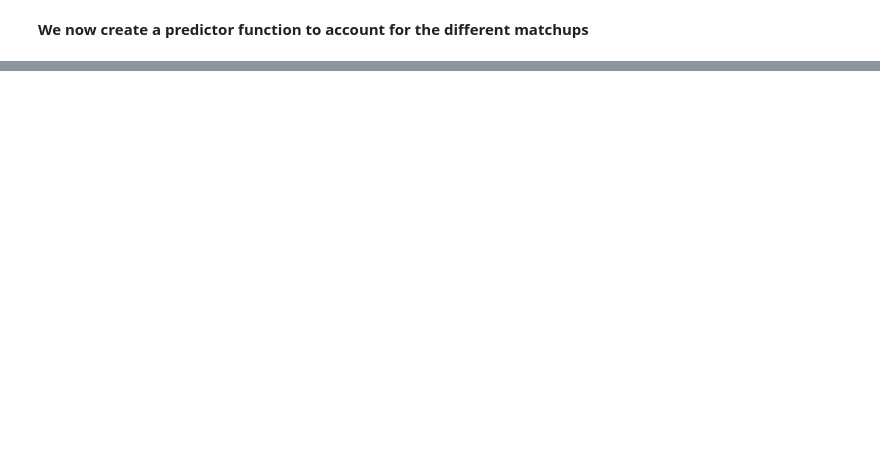
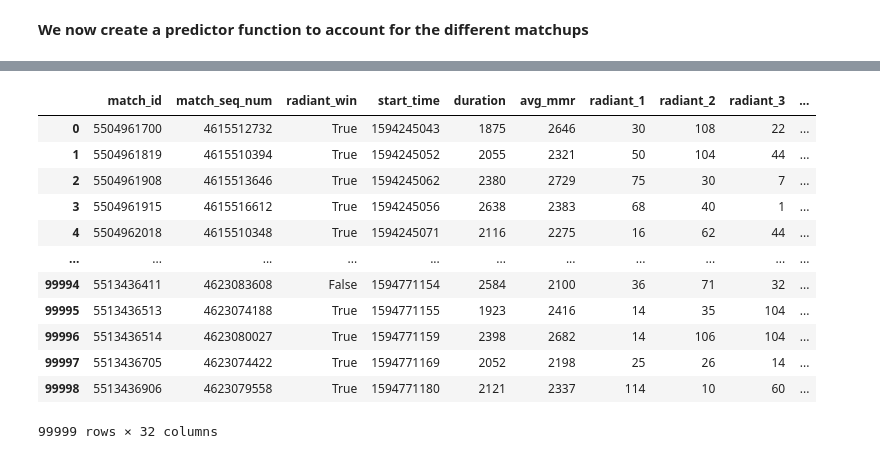
Before and after one commit to MikkiSeidenschnur/data_ber_dota2_winpredictor, a Jupyter notebook: notebooks/winrate_calculator.ipynb, the cells around one changed output, grey strips where cells are left out. Saved outputs shown, nothing was run; the diff lists cells and outputs as text; code cells hidden in the pictures; blank space fills up the shorter version.

```diff
--- a/notebooks/winrate_calculator.ipynb
+++ b/notebooks/winrate_calculator.ipynb
@@ -148,4 +138,2 @@ def winrate_calculator(match_data):
 
     return match_data[columns]
-# %%
-match_data_pred = winrate_calculator(match_data)
@@ -172,14 +183,36 @@ match_data_pred
 **We now create a predictor function to account for the different matchups**
 # %%
 def win_predictor(match_data_pred):
+
+    # Team winrates
     match_data_pred["counter_radiant_win"] = np.where(match_data_pred["radiant_counter_wr"] >= 0.5, True, False)
     match_data_pred["synergy_radiant_win"] = np.where(match_data_pred["radiant_synergy_wr"] >= match_data_pred["dire_synergy_wr"], True, False)
     match_data_pred["synergy_precision"] = np.where(match_data_pred["radiant_win"] == match_data_pred["synergy_radiant_win"], True, False)
     match_data_pred["counter_precision"] = np.where(match_data_pred["radiant_win"] == match_data_pred["counter_radiant_win"], True, False)
 
+    # MVP winrates
+    match_data_pred["synergy_radiant_mvp_win"] = np.where(match_data_pred["rad_syn_mvp"] >= match_data_pred["dire_syn_mvp"], True, False)
+    match_data_pred["counter_radiant_mvp_win"] = np.where(match_data_pred["rad_coun_mvp"] >= match_data_pred["dire_coun_mvp"], True, False)
+    match_data_pred["synergy_mvp_precision"] = np.where(match_data_pred["radiant_win"] == match_data_pred["synergy_radiant_mvp_win"], True, False)
+    match_data_pred["counter_mvp_precision"] = np.where(match_data_pred["radiant_win"] == match_data_pred["counter_radiant_mvp_win"], True, False)
+
+    # Team winrates precision
     synergy_counter = match_data_pred["synergy_precision"].value_counts()
     counter_counter = match_data_pred["counter_precision"].value_counts()
-    synergy_precision = synergy_counter / len(match_data_pred["synergy_precision"])
-    counter_precision = counter_counter / len(match_data_pred["synergy_precision"])
+    synergy_precision = round(synergy_counter / len(match_data_pred["synergy_precision"]),2)
+    counter_precision = round(counter_counter / len(match_data_pred["synergy_precision"]),2)
+
+    # MVP winrates precision
+    synergy_mvp_counter = match_data_pred["synergy_mvp_precision"].value_counts()
+    counter_mvp_counter = match_data_pred["counter_mvp_precision"].value_counts()
+    synergy_mvp_precision = round(synergy_mvp_counter / len(match_data_pred["synergy_mvp_precision"]),2)
+    counter_mvp_precision = round(counter_mvp_counter / len(match_data_pred["synergy_mvp_precision"]),2)
+
+    print("-----------")
+    print(f"The synergy prediction accuracy is {synergy_precision[1]}")
+    print(f"The counter prediction accuracy is {counter_precision[1]}")
+    print(f"The synergy mvp prediction accuracy is {synergy_mvp_precision[1]}")
+    print(f"The counter mvp prediction accuracy is {counter_mvp_precision[1]}")
+    print("-----------")
 
     return match_data_pred
@@ -248,0 +219,5 @@ winrate
+# %%
+# First we test the training sets
+train_pred_2000_3000_table = win_predictor(train_pred_2000_3000)
+train_pred_3000_4000_table = win_predictor(train_pred_3000_4000)
+train_pred_no_limit_table = win_predictor(train_pred_no_limit)
@@ -248,0 +267,16 @@ winrate
+# %%
+train_pred_2000_3000_table
+# %% [output]
+|  | match_id | match_seq_num | radiant_win | start_time | duration | avg_mmr | radiant_1 | radiant_2 | radiant_3 | ... |
+| 0 | 5504961700 | 4615512732 | True | 1594245043 | 1875 | 2646 | 30 | 108 | 22 | ... |
+| 1 | 5504961819 | 4615510394 | True | 1594245052 | 2055 | 2321 | 50 | 104 | 44 | ... |
+| 2 | 5504961908 | 4615513646 | True | 1594245062 | 2380 | 2729 | 75 | 30 | 7 | ... |
+| 3 | 5504961915 | 4615516612 | True | 1594245056 | 2638 | 2383 | 68 | 40 | 1 | ... |
+| 4 | 5504962018 | 4615510348 | True | 1594245071 | 2116 | 2275 | 16 | 62 | 44 | ... |
+| ... | ... | ... | ... | ... | ... | ... | ... | ... | ... | ... |
+| 99994 | 5513436411 | 4623083608 | False | 1594771154 | 2584 | 2100 | 36 | 71 | 32 | ... |
+| 99995 | 5513436513 | 4623074188 | True | 1594771155 | 1923 | 2416 | 14 | 35 | 104 | ... |
+| 99996 | 5513436514 | 4623080027 | True | 1594771159 | 2398 | 2682 | 14 | 106 | 104 | ... |
+| 99997 | 5513436705 | 4623074422 | True | 1594771169 | 2052 | 2198 | 25 | 26 | 14 | ... |
+| 99998 | 5513436906 | 4623079558 | True | 1594771180 | 2121 | 2337 | 114 | 10 | 60 | ... |
+99999 rows × 32 columns
```
Also changed, not shown: parts of 21 cells of this notebook, 8 other files.
